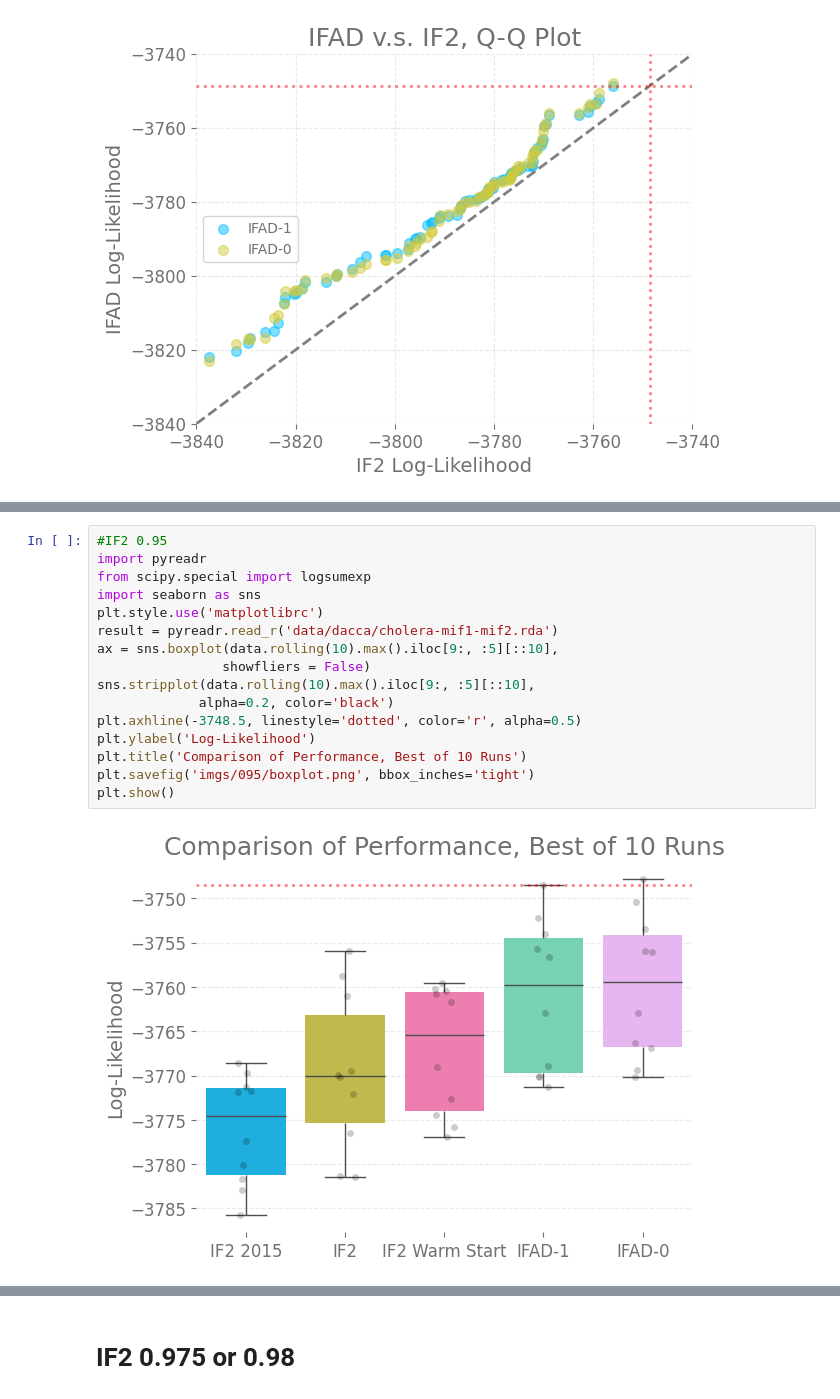
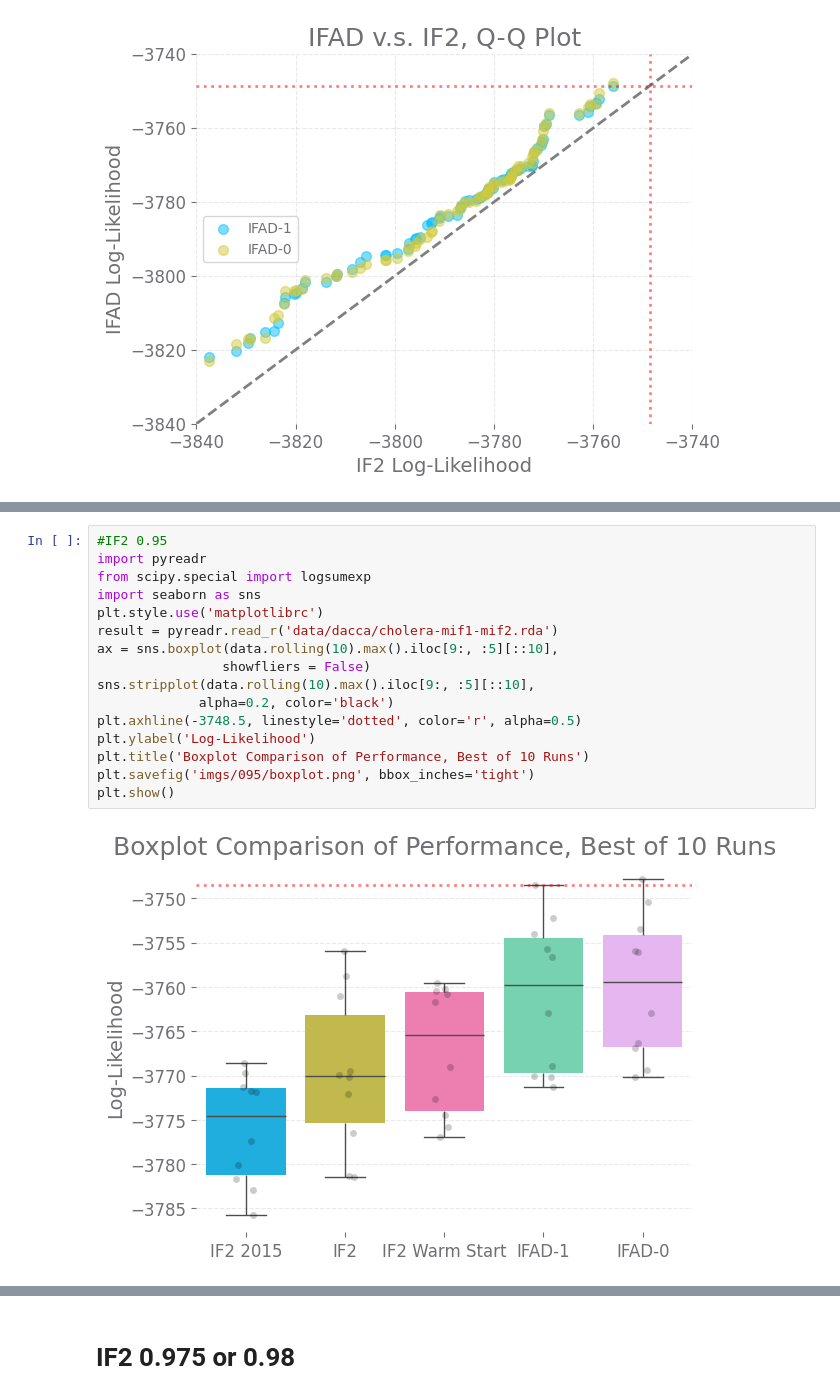
Before and after one commit to hetankevin/diffilter, a Jupyter notebook: cholera.ipynb, the cells around one changed output, grey strips where cells are left out. Cells and saved outputs as stored; diff of their text form.

Commit message:
update plots

```diff
--- a/cholera.ipynb
+++ b/cholera.ipynb
@@ -615,21 +618,21 @@ plt.show()
 # %%
 #IF2 0.95
 import pyreadr
 from scipy.special import logsumexp
 import seaborn as sns
 plt.style.use('matplotlibrc')
 result = pyreadr.read_r('data/dacca/cholera-mif1-mif2.rda')
 ax = sns.boxplot(data.rolling(10).max().iloc[9:, :5][::10],
                 showfliers = False)
 sns.stripplot(data.rolling(10).max().iloc[9:, :5][::10],
              alpha=0.2, color='black')
 plt.axhline(-3748.5, linestyle='dotted', color='r', alpha=0.5)
 plt.ylabel('Log-Likelihood')
-plt.title('Comparison of Performance, Best of 10 Runs')
+plt.title('Boxplot Comparison of Performance, Best of 10 Runs')
 plt.savefig('imgs/095/boxplot.png', bbox_inches='tight')
 plt.show()
 # %% [output]
-[figure, old version]
+[figure, new version]
 # %%
 #IF2 0.95
 import seaborn as sns
```
Also changed, not shown: parts of 4 cells of this notebook, 5 other files.
